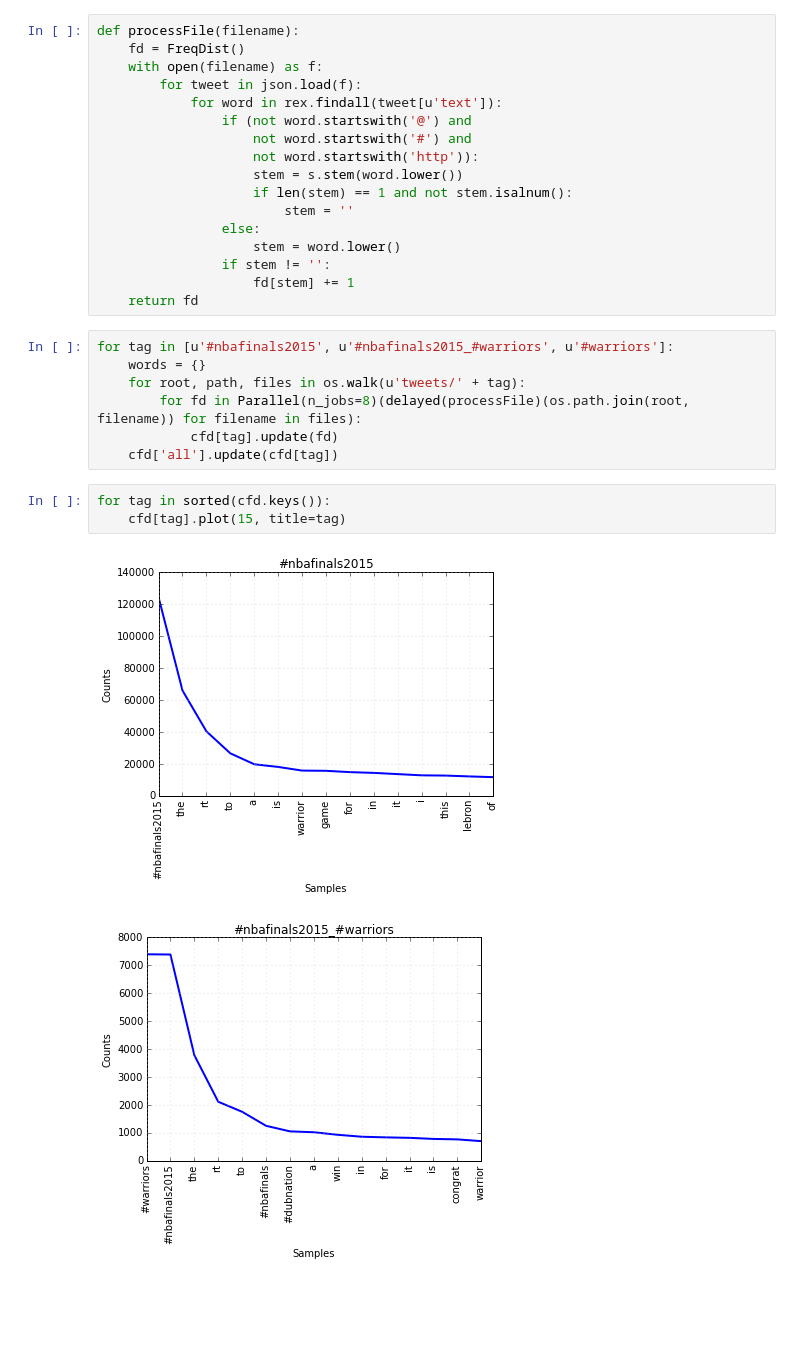
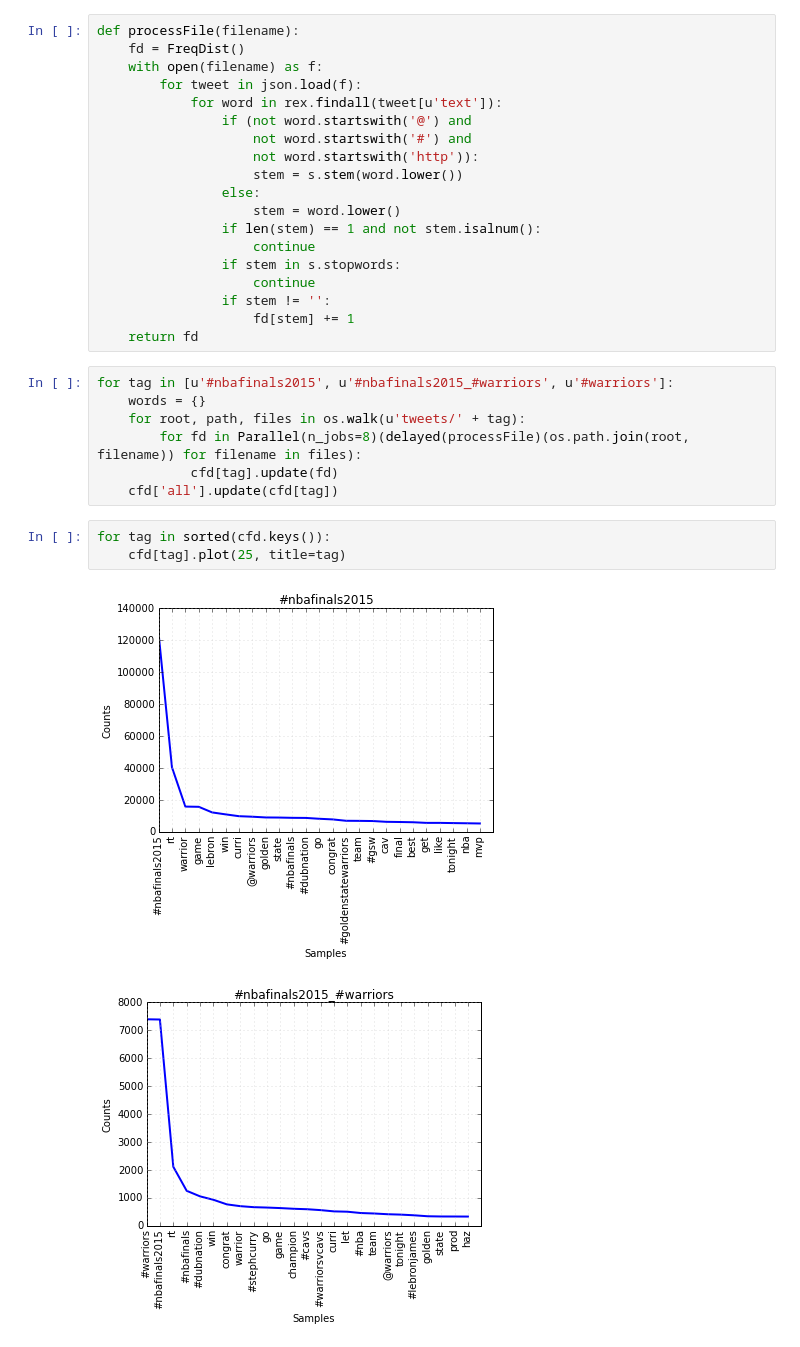
Before and after one commit to nkrishnaswami/mids-w205-hw2, a Jupyter notebook: proc.ipynb, the cells around one changed output. Saved outputs shown, nothing was run; the diff lists cells and outputs as text; blank space fills up the shorter version.

Commit message:
clean up stopwords

```diff
--- a/proc.ipynb
+++ b/proc.ipynb
@@ -25,10 +25,12 @@ def processFile(filename):
                     not word.startswith('#') and
                     not word.startswith('http')):
                     stem = s.stem(word.lower())
-                    if len(stem) == 1 and not stem.isalnum():
-                        stem = ''
                 else:
                     stem = word.lower()
+                if len(stem) == 1 and not stem.isalnum():
+                    continue
+                if stem in s.stopwords:
+                    continue
                 if stem != '':
                     fd[stem] += 1
     return fd
@@ -41,7 +43,7 @@ for tag in [u'#nbafinals2015', u'#nbafinals2015_#warriors', u'#warriors']:
     cfd['all'].update(cfd[tag])
 # %%
 for tag in sorted(cfd.keys()):
-    cfd[tag].plot(15, title=tag)
+    cfd[tag].plot(25, title=tag)
 # %% [output]
-[figure, old version]
+[figure, new version]
-[figure, old version]
+[figure, new version]
```
Also changed, not shown: parts of 1 cell of this notebook, 6 other files.
